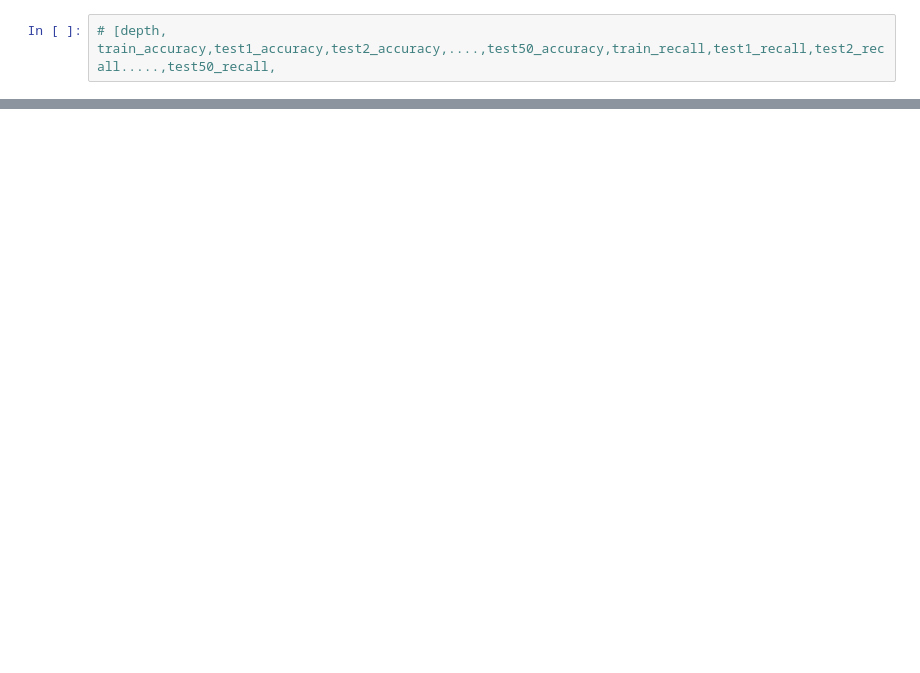
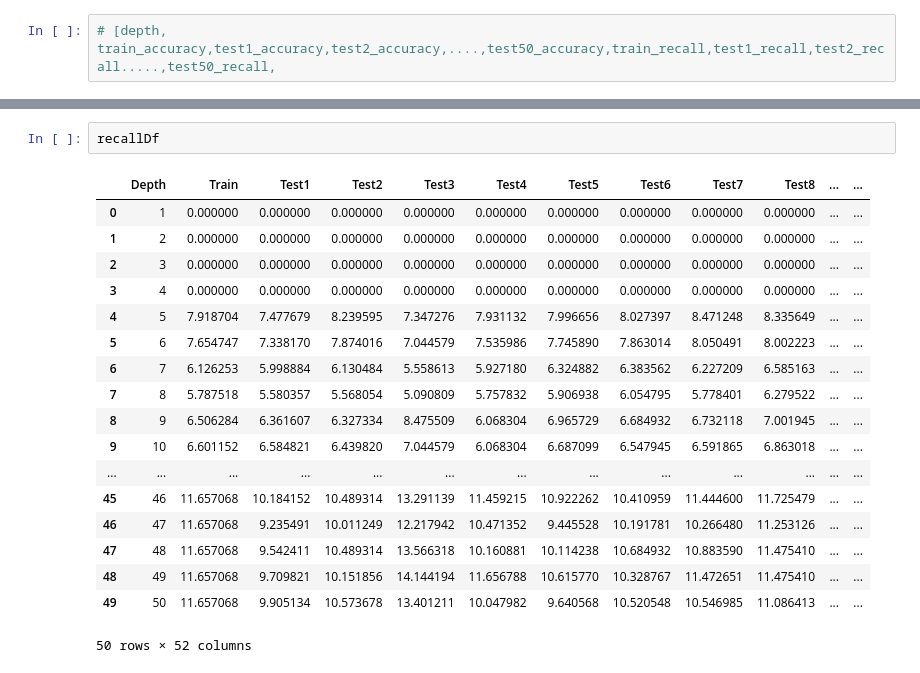
Before and after one commit to meenakshsundaram/AIML, a Jupyter notebook: DecisionTrees/src/covid19/preprocessing.ipynb, the cells around one changed output, grey strips where cells are left out. Cells and saved outputs as stored; diff of their text form; blank space fills up the shorter version.

```diff
--- a/DecisionTrees/src/covid19/preprocessing.ipynb
+++ b/DecisionTrees/src/covid19/preprocessing.ipynb
@@ -461,0 +542,21 @@ stat
+# %%
+recallDf
+# %% [output]
+|  | Depth | Train | Test1 | Test2 | Test3 | Test4 | Test5 | Test6 | Test7 | Test8 | ... | ... |
+| 0 | 1 | 0.000000 | 0.000000 | 0.000000 | 0.000000 | 0.000000 | 0.000000 | 0.000000 | 0.000000 | 0.000000 | ... | ... |
+| 1 | 2 | 0.000000 | 0.000000 | 0.000000 | 0.000000 | 0.000000 | 0.000000 | 0.000000 | 0.000000 | 0.000000 | ... | ... |
+| 2 | 3 | 0.000000 | 0.000000 | 0.000000 | 0.000000 | 0.000000 | 0.000000 | 0.000000 | 0.000000 | 0.000000 | ... | ... |
+| 3 | 4 | 0.000000 | 0.000000 | 0.000000 | 0.000000 | 0.000000 | 0.000000 | 0.000000 | 0.000000 | 0.000000 | ... | ... |
+| 4 | 5 | 7.918704 | 7.477679 | 8.239595 | 7.347276 | 7.931132 | 7.996656 | 8.027397 | 8.471248 | 8.335649 | ... | ... |
+| 5 | 6 | 7.654747 | 7.338170 | 7.874016 | 7.044579 | 7.535986 | 7.745890 | 7.863014 | 8.050491 | 8.002223 | ... | ... |
+| 6 | 7 | 6.126253 | 5.998884 | 6.130484 | 5.558613 | 5.927180 | 6.324882 | 6.383562 | 6.227209 | 6.585163 | ... | ... |
+| 7 | 8 | 5.787518 | 5.580357 | 5.568054 | 5.090809 | 5.757832 | 5.906938 | 6.054795 | 5.778401 | 6.279522 | ... | ... |
+| 8 | 9 | 6.506284 | 6.361607 | 6.327334 | 8.475509 | 6.068304 | 6.965729 | 6.684932 | 6.732118 | 7.001945 | ... | ... |
+| 9 | 10 | 6.601152 | 6.584821 | 6.439820 | 7.044579 | 6.068304 | 6.687099 | 6.547945 | 6.591865 | 6.863018 | ... | ... |
+| ... | ... | ... | ... | ... | ... | ... | ... | ... | ... | ... | ... | ... |
+| 45 | 46 | 11.657068 | 10.184152 | 10.489314 | 13.291139 | 11.459215 | 10.922262 | 10.410959 | 11.444600 | 11.725479 | ... | ... |
+| 46 | 47 | 11.657068 | 9.235491 | 10.011249 | 12.217942 | 10.471352 | 9.445528 | 10.191781 | 10.266480 | 11.253126 | ... | ... |
+| 47 | 48 | 11.657068 | 9.542411 | 10.489314 | 13.566318 | 10.160881 | 10.114238 | 10.684932 | 10.883590 | 11.475410 | ... | ... |
+| 48 | 49 | 11.657068 | 9.709821 | 10.151856 | 14.144194 | 11.656788 | 10.615770 | 10.328767 | 11.472651 | 11.475410 | ... | ... |
+| 49 | 50 | 11.657068 | 9.905134 | 10.573678 | 13.401211 | 10.047982 | 9.640568 | 10.520548 | 10.546985 | 11.086413 | ... | ... |
+50 rows × 52 columns
```
Also changed, not shown: parts of 13 cells of this notebook, 3 other files.
